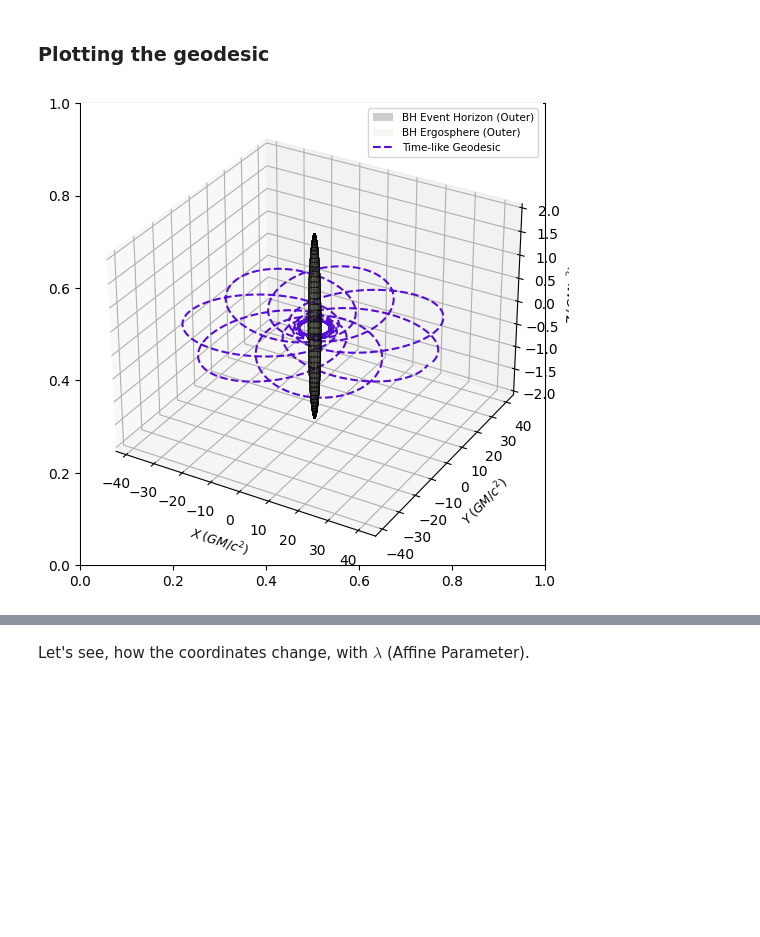
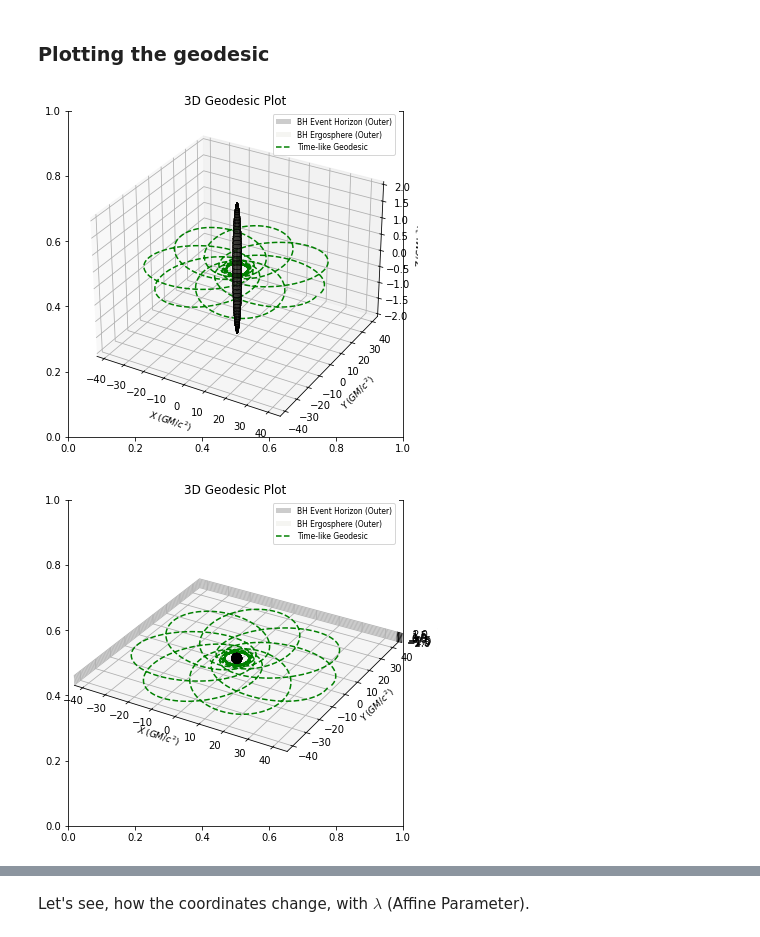
Before and after one commit to einsteinpy/einsteinpy, a Jupyter notebook: docs/source/examples/Visualizing Precession in Schwarzschild Spacetime.ipynb, the cells around one changed output, grey strips where cells are left out. Saved outputs shown, nothing was run; the diff lists cells and outputs as text; code cells hidden in the pictures; blank space fills up the shorter version.

```diff
--- a/docs/source/examples/Visualizing Precession in Schwarzschild Spacetime.ipynb
+++ b/docs/source/examples/Visualizing Precession in Schwarzschild Spacetime.ipynb
@@ -36,8 +36,14 @@ geod = Timelike(
 ### Plotting the geodesic
 # %%
 sgpl = StaticGeodesicPlotter()
-sgpl.plot(geod)
+sgpl.plot(geod, color="green", title="3D Geodesic Plot", aspect="auto")
 sgpl.show()
 # %% [output]
-[figure, old version]
+[figure, new version]
+# %%
+sgpl.clear() # In Interactive mode, `clear()` must be called before drawing another plot, to avoid overlap
+sgpl.plot(geod, color="green", title="3D Geodesic Plot", aspect="equal")
+sgpl.show()
+# %% [output]
+[figure, added]
 # %% [markdown]
```
Also changed, not shown: parts of 5 cells of this notebook.
